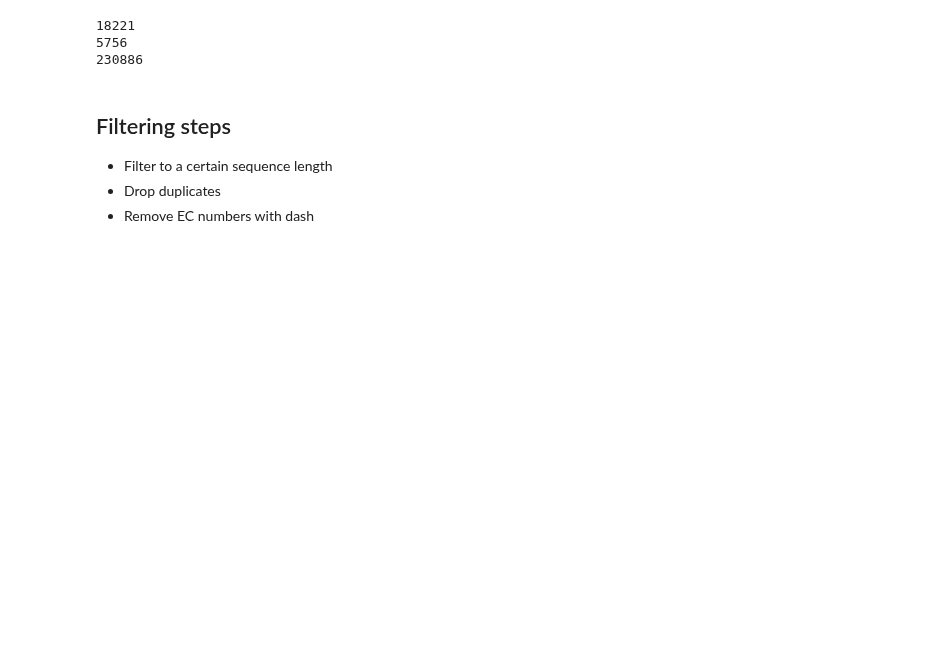
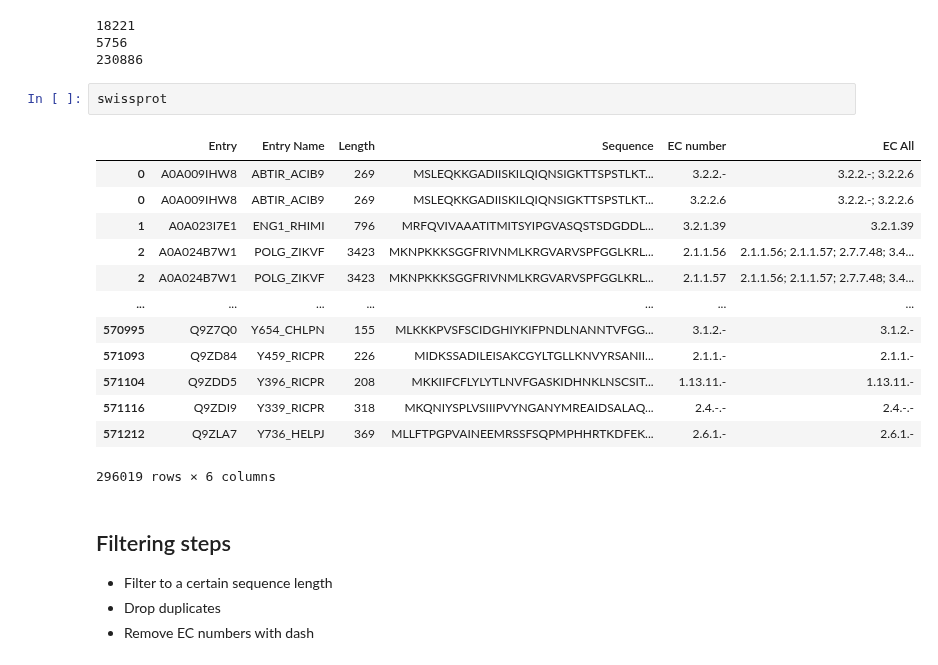
Before and after one commit to jsunn-y/CARE, a Jupyter notebook: generate_datasets_splits/rawdata_processing.ipynb, the cells around one changed output. Saved outputs shown, nothing was run; the diff lists cells and outputs as text; blank space fills up the shorter version.

Commit message:
showing more numbers in the processing notebook

```diff
--- a/generate_datasets_splits/rawdata_processing.ipynb
+++ b/generate_datasets_splits/rawdata_processing.ipynb
@@ -77,6 +77,22 @@ See the caveats in the documentation: https://pandas.pydata.org/pandas-docs/stab
 18221
 5756
 230886
+# %%
+swissprot
+# %% [output]
+|  | Entry | Entry Name | Length | Sequence | EC number | EC All |
+| 0 | A0A009IHW8 | ABTIR_ACIB9 | 269 | MSLEQKKGADIISKILQIQNSIGKTTSPSTLKT... | 3.2.2.- | 3.2.2.-; 3.2.2.6 |
+| 0 | A0A009IHW8 | ABTIR_ACIB9 | 269 | MSLEQKKGADIISKILQIQNSIGKTTSPSTLKT... | 3.2.2.6 | 3.2.2.-; 3.2.2.6 |
+| 1 | A0A023I7E1 | ENG1_RHIMI | 796 | MRFQVIVAAATITMITSYIPGVASQSTSDGDDL... | 3.2.1.39 | 3.2.1.39 |
+| 2 | A0A024B7W1 | POLG_ZIKVF | 3423 | MKNPKKKSGGFRIVNMLKRGVARVSPFGGLKRL... | 2.1.1.56 | 2.1.1.56; 2.1.1.57; 2.7.7.48; 3.4... |
+| 2 | A0A024B7W1 | POLG_ZIKVF | 3423 | MKNPKKKSGGFRIVNMLKRGVARVSPFGGLKRL... | 2.1.1.57 | 2.1.1.56; 2.1.1.57; 2.7.7.48; 3.4... |
+| ... | ... | ... | ... | ... | ... | ... |
+| 570995 | Q9Z7Q0 | Y654_CHLPN | 155 | MLKKKPVSFSCIDGHIYKIFPNDLNANNTVFGG... | 3.1.2.- | 3.1.2.- |
+| 571093 | Q9ZD84 | Y459_RICPR | 226 | MIDKSSADILEISAKCGYLTGLLKNVYRSANII... | 2.1.1.- | 2.1.1.- |
+| 571104 | Q9ZDD5 | Y396_RICPR | 208 | MKKIIFCFLYLYTLNVFGASKIDHNKLNSCSIT... | 1.13.11.- | 1.13.11.- |
+| 571116 | Q9ZDI9 | Y339_RICPR | 318 | MKQNIYSPLVSIIIPVYNGANYMREAIDSALAQ... | 2.4.-.- | 2.4.-.- |
+| 571212 | Q9ZLA7 | Y736_HELPJ | 369 | MLLFTPGPVAINEEMRSSFSQPMPHHRTKDFEK... | 2.6.1.- | 2.6.1.- |
+296019 rows × 6 columns
 # %% [markdown]
 ## Filtering steps
 
```
